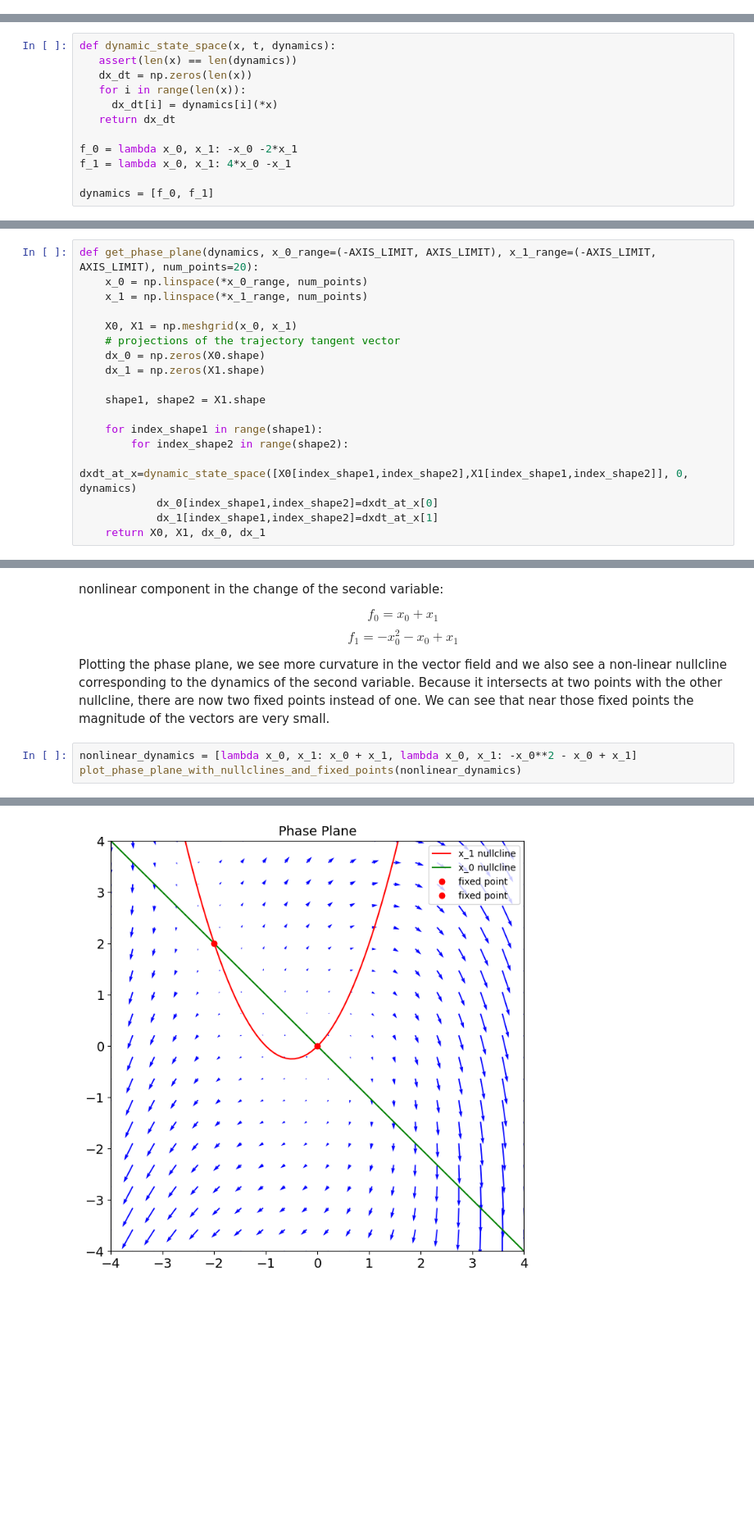
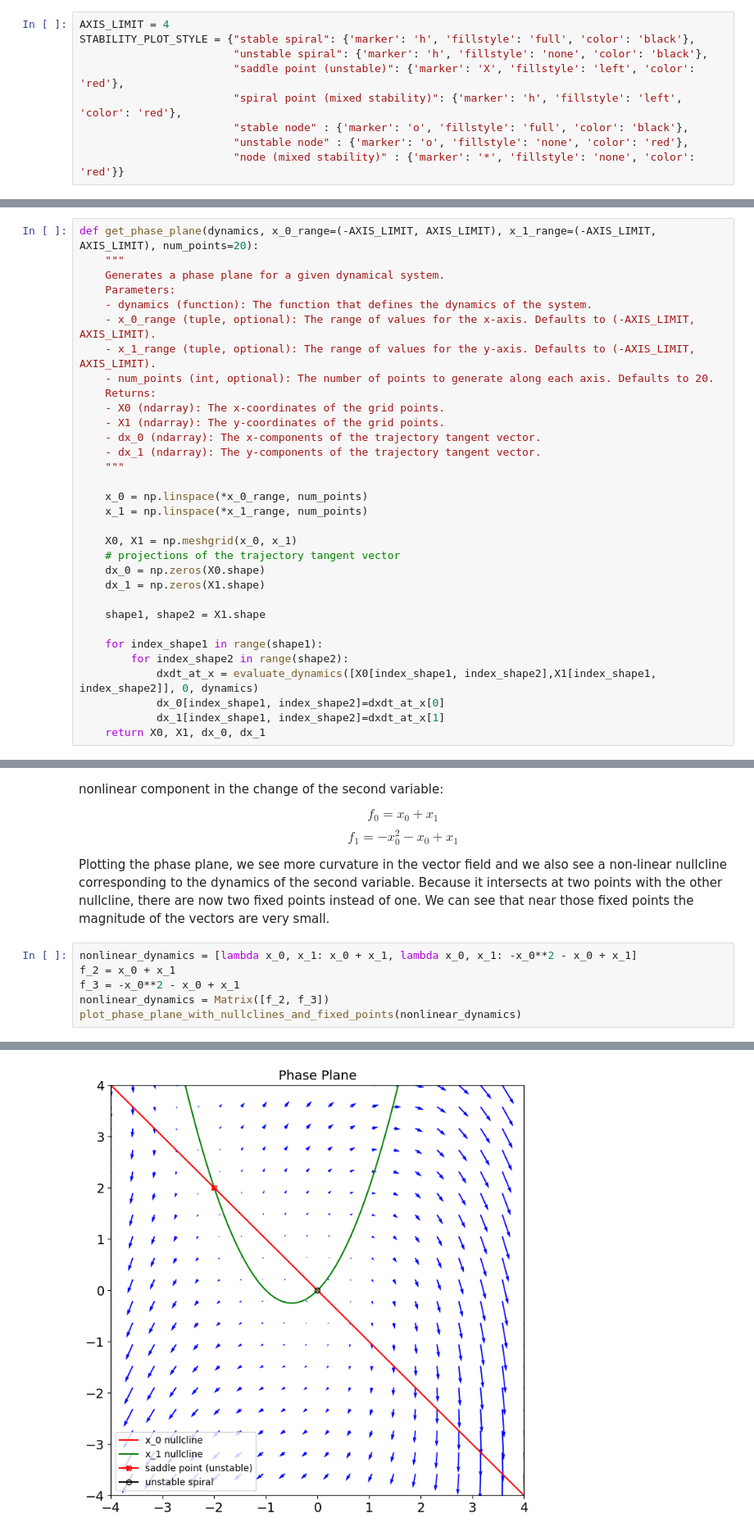
Before and after one commit to syntactic/bifurcations, a Jupyter notebook: Bifurcations.ipynb, the cells around one changed output, grey strips where cells are left out. Shown: that part at 82% size. Drawn from its saved outputs; the diff is of its cells as text; blank space fills up the shorter version.

```diff
--- a/Bifurcations.ipynb
+++ b/Bifurcations.ipynb
@@ -11,0 +10,9 @@ AXIS_LIMIT = 4
+# %%
+AXIS_LIMIT = 4
+STABILITY_PLOT_STYLE = {"stable spiral": {'marker': 'h', 'fillstyle': 'full', 'color': 'black'},
+                        "unstable spiral": {'marker': 'h', 'fillstyle': 'none', 'color': 'black'},
+                        "saddle point (unstable)": {'marker': 'X', 'fillstyle': 'left', 'color': 'red'},
+                        "spiral point (mixed stability)": {'marker': 'h', 'fillstyle': 'left', 'color': 'red'},
+                        "stable node" : {'marker': 'o', 'fillstyle': 'full', 'color': 'black'},
+                        "unstable node" : {'marker': 'o', 'fillstyle': 'none', 'color': 'red'},
+                        "node (mixed stability)" : {'marker': '*', 'fillstyle': 'none', 'color': 'red'}}
@@ -32,12 +47,0 @@ Now, we can define a function `dynamic_state_space` that takes concrete $x$ valu
-# %%
-def dynamic_state_space(x, t, dynamics):
-   assert(len(x) == len(dynamics))
-   dx_dt = np.zeros(len(x))
-   for i in range(len(x)):
-     dx_dt[i] = dynamics[i](*x)
-   return dx_dt
-
-f_0 = lambda x_0, x_1: -x_0 -2*x_1
-f_1 = lambda x_0, x_1: 4*x_0 -x_1
-
-dynamics = [f_0, f_1]
@@ -64,6 +102,20 @@ x: [1, 1], dx/dt: [-3.  3.]
 Now instead of evaluating the dynamics over a few random points, we can define a grid over which to evaluate the dynamics, and then plot the results to get a more comprehensive picture of what the system dynamics look like.
 # %%
 def get_phase_plane(dynamics, x_0_range=(-AXIS_LIMIT, AXIS_LIMIT), x_1_range=(-AXIS_LIMIT, AXIS_LIMIT), num_points=20):
+    """
+    Generates a phase plane for a given dynamical system.
+    Parameters:
+    - dynamics (function): The function that defines the dynamics of the system.
+    - x_0_range (tuple, optional): The range of values for the x-axis. Defaults to (-AXIS_LIMIT, AXIS_LIMIT).
+    - x_1_range (tuple, optional): The range of values for the y-axis. Defaults to (-AXIS_LIMIT, AXIS_LIMIT).
+    - num_points (int, optional): The number of points to generate along each axis. Defaults to 20.
+    Returns:
+    - X0 (ndarray): The x-coordinates of the grid points.
+    - X1 (ndarray): The y-coordinates of the grid points.
+    - dx_0 (ndarray): The x-components of the trajectory tangent vector.
+    - dx_1 (ndarray): The y-components of the trajectory tangent vector.
+    """
+
     x_0 = np.linspace(*x_0_range, num_points)
     x_1 = np.linspace(*x_1_range, num_points)
 
@@ -76,9 +128,9 @@ def get_phase_plane(dynamics, x_0_range=(-AXIS_LIMIT, AXIS_LIMIT), x_1_range=(-A
 
     for index_shape1 in range(shape1):
         for index_shape2 in range(shape2):
-            dxdt_at_x=dynamic_state_space([X0[index_shape1,index_shape2],X1[index_shape1,index_shape2]], 0, dynamics)
-            dx_0[index_shape1,index_shape2]=dxdt_at_x[0]
-            dx_1[index_shape1,index_shape2]=dxdt_at_x[1]
+            dxdt_at_x = evaluate_dynamics([X0[index_shape1, index_shape2],X1[index_shape1, index_shape2]], 0, dynamics)
+            dx_0[index_shape1, index_shape2]=dxdt_at_x[0]
+            dx_1[index_shape1, index_shape2]=dxdt_at_x[1]
     return X0, X1, dx_0, dx_1
 # %%
 def plot_phase_plane(dynamics):
@@ -218,5 +433,8 @@ $$ f_1 = -x_0^2 -x_0 + x_1 $$
 Plotting the phase plane, we see more curvature in the vector field and we also see a non-linear nullcline corresponding to the dynamics of the second variable. Because it intersects at two points with the other nullcline, there are now two fixed points instead of one. We can see that near those fixed points the magnitude of the vectors are very small.
 # %%
 nonlinear_dynamics = [lambda x_0, x_1: x_0 + x_1, lambda x_0, x_1: -x_0**2 - x_0 + x_1]
+f_2 = x_0 + x_1
+f_3 = -x_0**2 - x_0 + x_1
+nonlinear_dynamics = Matrix([f_2, f_3])
 plot_phase_plane_with_nullclines_and_fixed_points(nonlinear_dynamics)
 # %% [output]
@@ -224,4 +441,4 @@ plot_phase_plane_with_nullclines_and_fixed_points(nonlinear_dynamics)
-[figure, old version]
+[figure, new version]
 # %% [markdown]
 ### Parameterizing the System and Bifurcating
 
```
Also changed, not shown: parts of 30 cells of this notebook, 20 other files.
